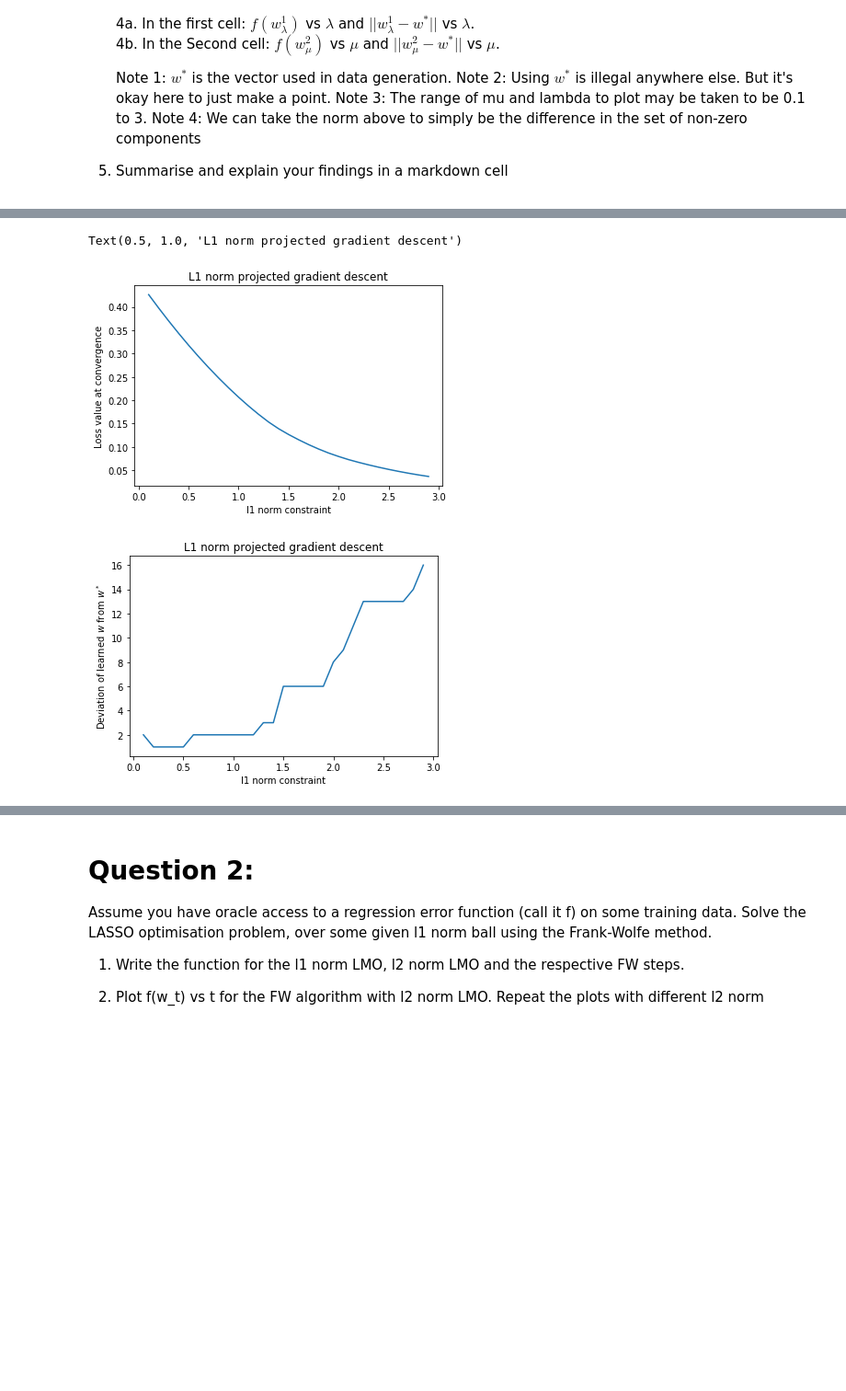
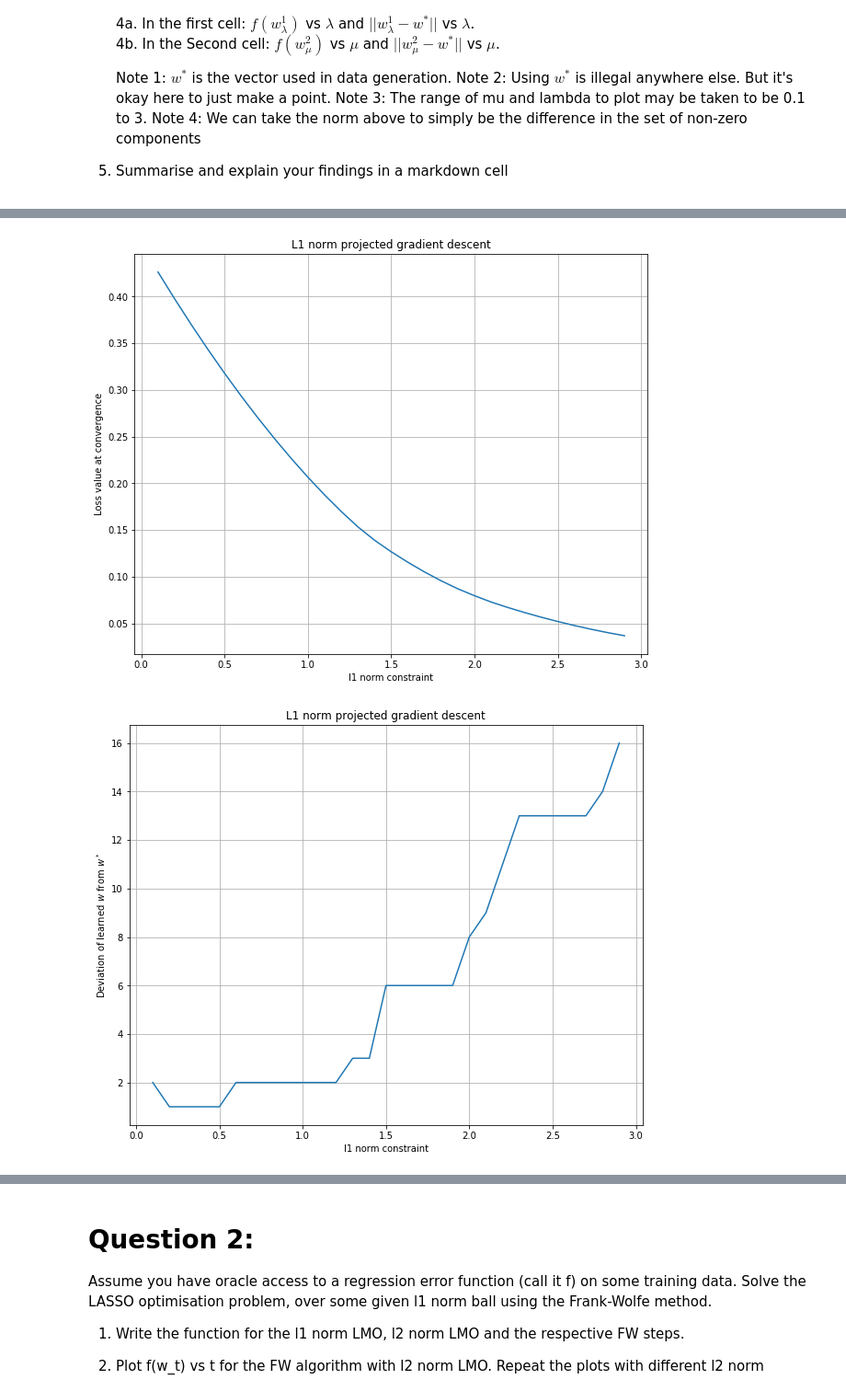
Before and after one commit to Milind-Blaze/CS5020_2019, a Jupyter notebook: PA_constrained_opt_student.ipynb, the cells around one changed output, grey strips where cells are left out. Shown at 92% size. Cells and saved outputs as stored; diff of their text form; code cells hidden in the pictures; blank space fills up the shorter version.

```diff
--- a/PA_constrained_opt_student.ipynb
+++ b/PA_constrained_opt_student.ipynb
@@ -132,7 +141,8 @@ def vector_plus(x):
         x (ndarray): input vector
 
     Returns:
-        x_plus (ndarray): output vector
+        x_plus (ndarray): output vector all of whose negative elements have been
+            set to zero
     """
     x = np.array(x)
     mask = x>0
@@ -204,6 +214,7 @@ def PGD_step_l2(w, l2_norm, eta=0.1):
 
     grad_w = get_gradient(w)
 
+
     # update
     w_next = w - eta*grad_w
 
@@ -314,34 +370,37 @@ Text(0.5, 1.0, 'L2 norm projected gradient descent')
 # %%
 # Question 1 part 4b
 
 norm_constraint_vals = np.arange(0.1,3,0.1)
 loss_values=[]
 deviation_from_truth=[]
 for norm_constraint in norm_constraint_vals:
     w=np.zeros(data_dim)
     for t in range(100):
         w = PGD_step_l1(w, norm_constraint)
     loss_values.append(get_value(w))
 
     # One measure of deviation is to check the non-zero components that are
     # different in w and w_star
 
     nonzero_w_star = set(np.where(np.abs(global_w_star)>1e-5)[0])
     nonzero_w = set(np.where(np.abs(w)>1e-5)[0])
     deviation_from_truth.append( len(nonzero_w.symmetric_difference(nonzero_w_star)) )
 
-plt.figure()
+plt.figure(figsize = (10,8))
+plt.grid()
 plt.plot(norm_constraint_vals, loss_values)
 plt.xlabel('l1 norm constraint')
 plt.ylabel('Loss value at convergence')
 plt.title('L1 norm projected gradient descent')
+plt.show()
 
-plt.figure()
+plt.figure(figsize = (10,8))
+plt.grid()
 plt.plot(norm_constraint_vals, deviation_from_truth)
 plt.xlabel('l1 norm constraint')
 plt.ylabel('Deviation of learned $w$ from $w^*$')
 plt.title('L1 norm projected gradient descent')
+plt.show()
 # %% [output]
-Text(0.5, 1.0, 'L1 norm projected gradient descent')
-[figure, old version]
+[figure, new version]
-[figure, old version]
+[figure, new version]
```
Also changed, not shown: parts of 15 cells of this notebook, 1 other file.
